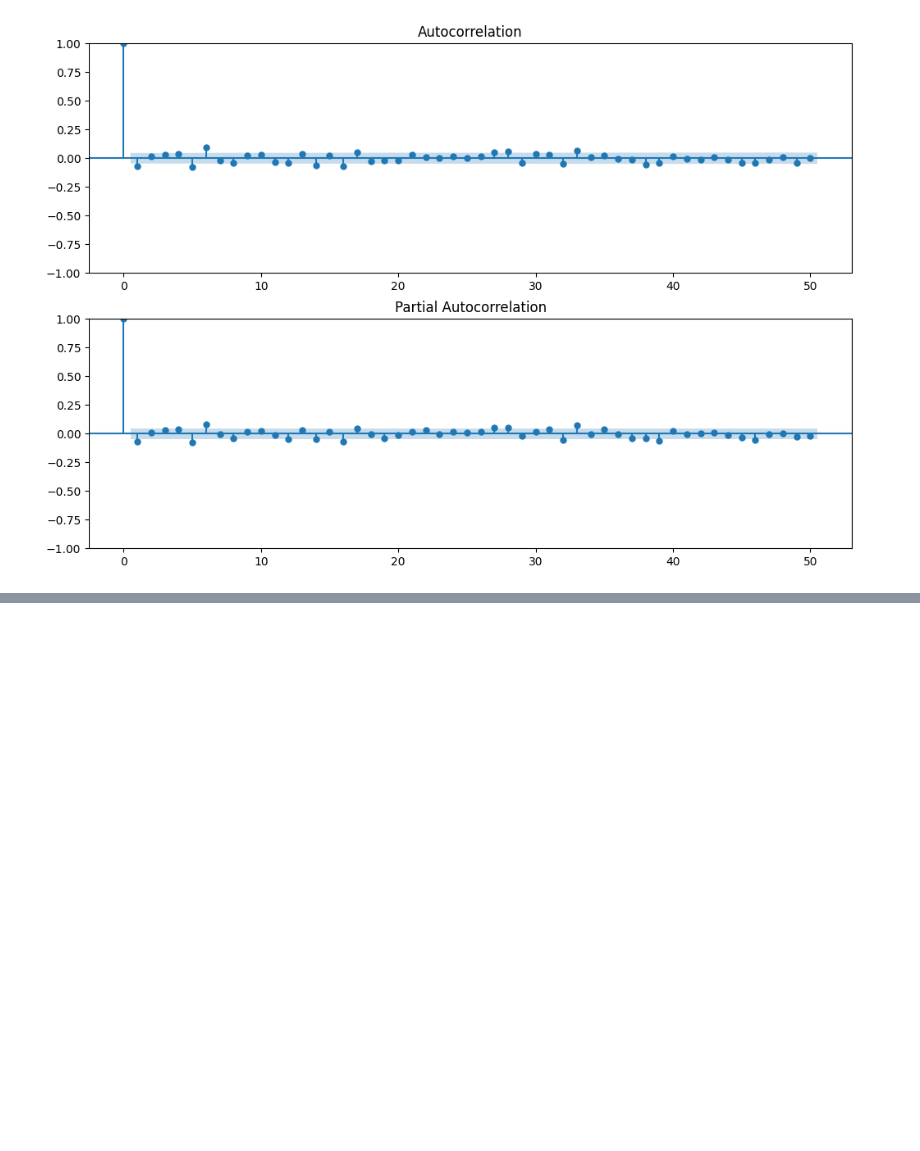
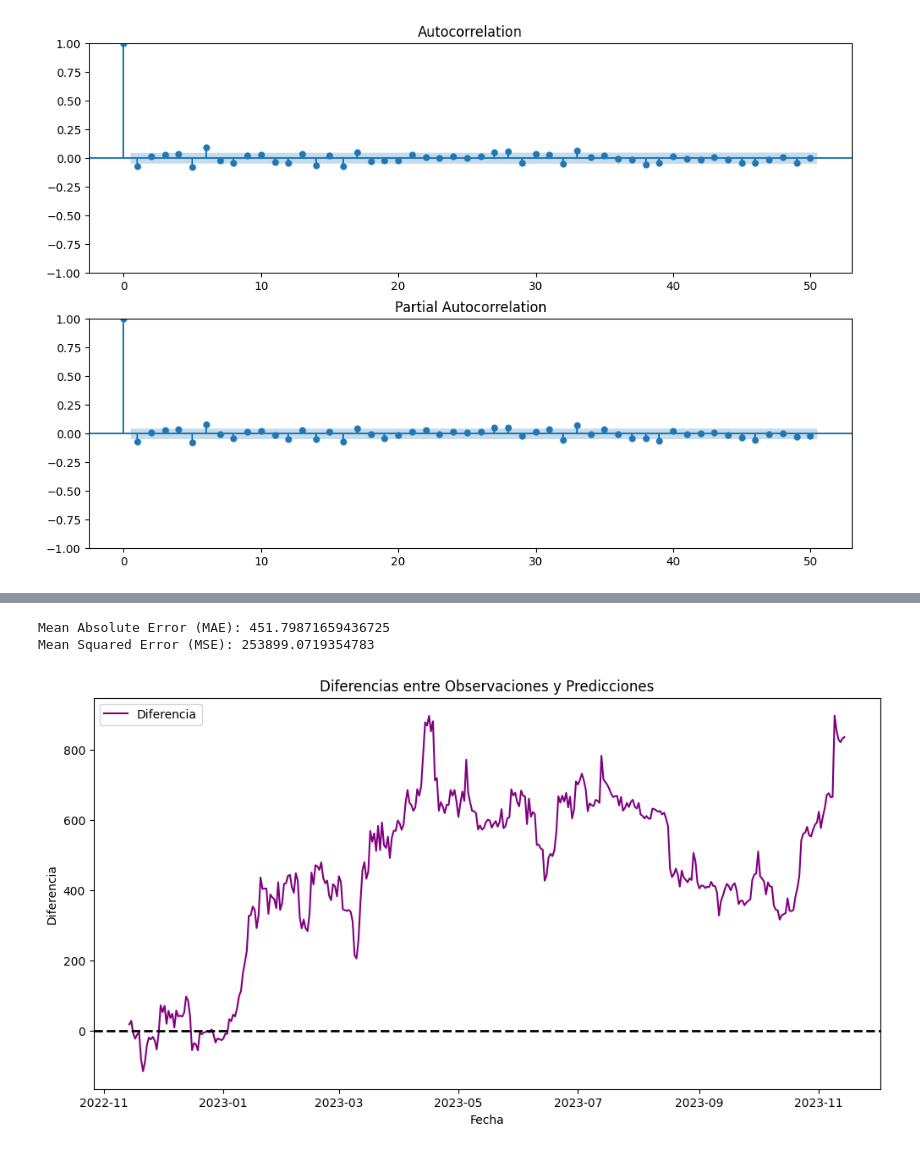
Before and after one commit to m3llad0/TC3007C, a Jupyter notebook: preprocesamiento_arima.ipynb, the cells around one changed output, grey strips where cells are left out. Saved outputs shown, nothing was run; the diff lists cells and outputs as text; code cells hidden in the pictures; blank space fills up the shorter version.

```diff
--- a/preprocesamiento_arima.ipynb
+++ b/preprocesamiento_arima.ipynb
@@ -167,0 +234,23 @@ plt.show()
+# %%
+from sklearn.metrics import mean_absolute_error, mean_squared_error
+
+# Calcular el Error Absoluto Medio (MAE)
+mae = mean_absolute_error(test, predictions[0])
+mse = mean_squared_error(test, predictions[0])
+
+print(f'Mean Absolute Error (MAE): {mae}')
+print(f'Mean Squared Error (MSE): {mse}')
+
+# Visualizar las diferencias entre observaciones reales y predicciones
+plt.figure(figsize=(12, 6))
+plt.plot(test.index, test - predictions[0], label='Diferencia', color='purple')
+plt.axhline(0, color='black', linestyle='--', linewidth=2)
+plt.title('Diferencias entre Observaciones y Predicciones')
+plt.xlabel('Fecha')
+plt.ylabel('Diferencia')
+plt.legend()
+plt.show()
+# %% [output]
+Mean Absolute Error (MAE): 451.79871659436725
+Mean Squared Error (MSE): 253899.0719354783
+[figure, added]
```
Also changed, not shown: parts of 6 cells of this notebook.
